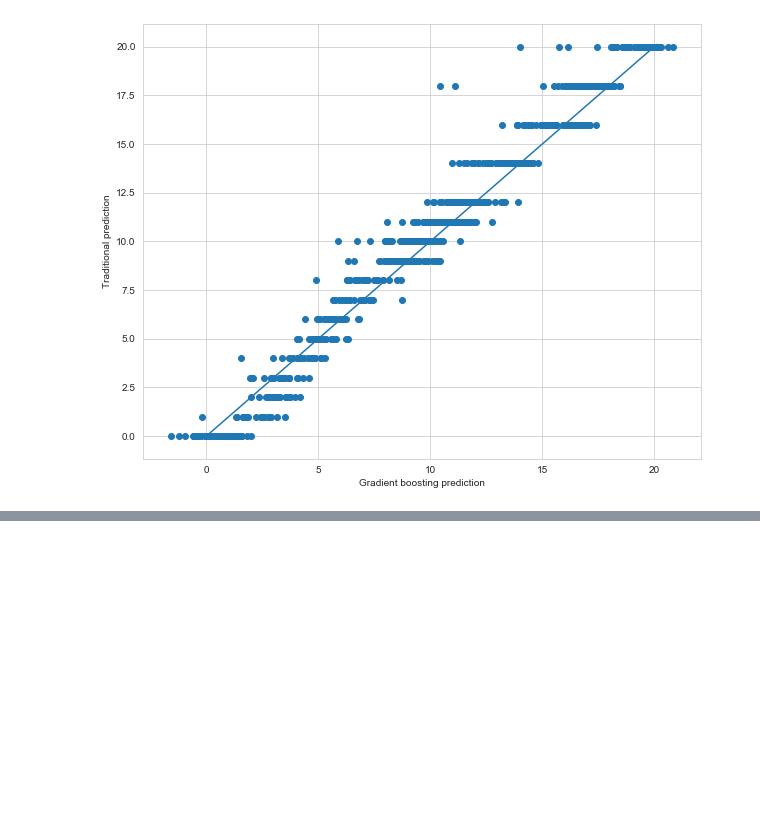
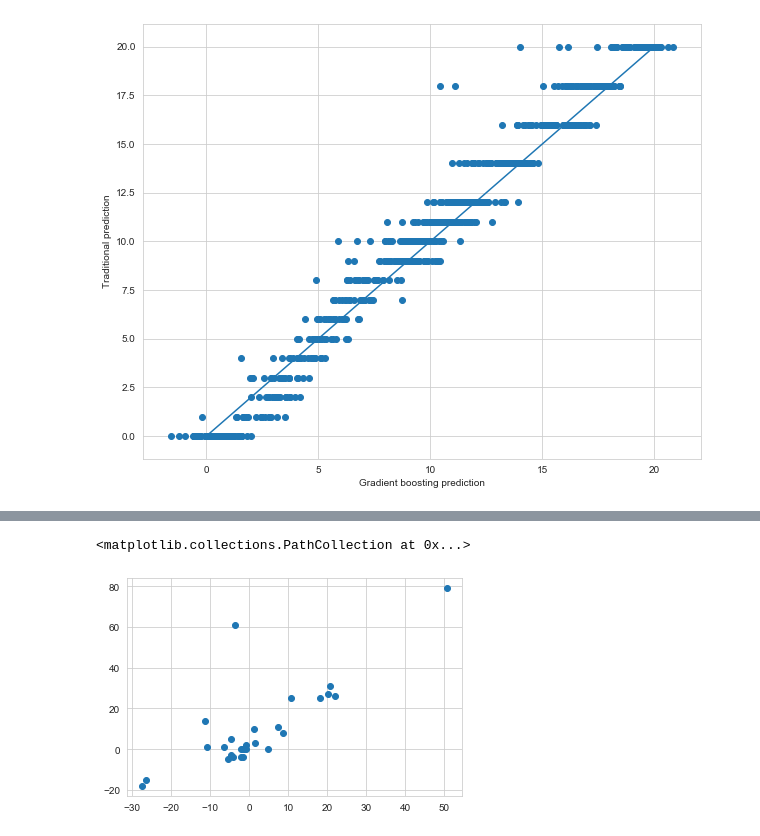
Before and after one commit to jtang9001/skynet2, a Jupyter notebook: skSVM.ipynb, the cells around one changed output, grey strips where cells are left out. Cells and saved outputs as stored; diff of their text form; code cells hidden in the pictures; blank space fills up the shorter version.

```diff
--- a/skSVM.ipynb
+++ b/skSVM.ipynb
@@ -222,0 +223,5 @@ preds.plot.barh(x = "school", y = ["gbrError", "tradError"])
+# %%
+plt.scatter(preds["rfrError"], preds["tradError"])
+# %% [output]
+<matplotlib.collections.PathCollection at 0x...>
+[figure, added]
```
Also changed, not shown: parts of 7 cells of this notebook.
